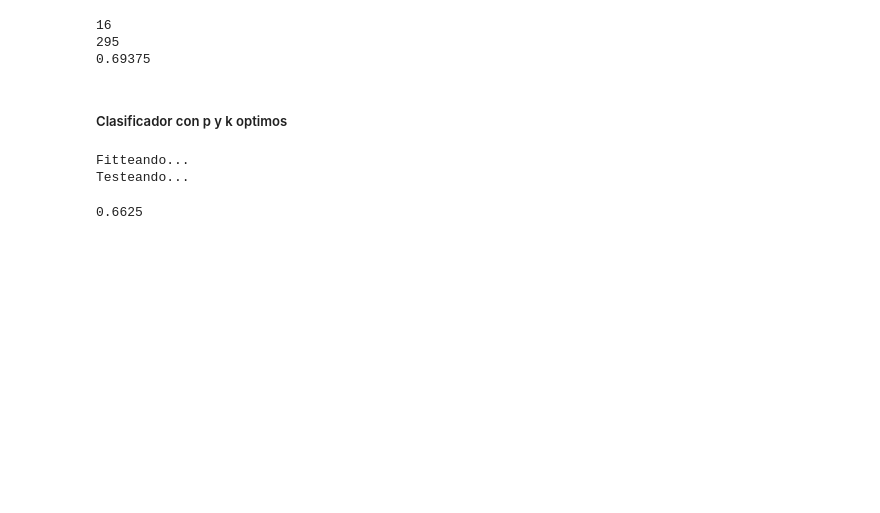
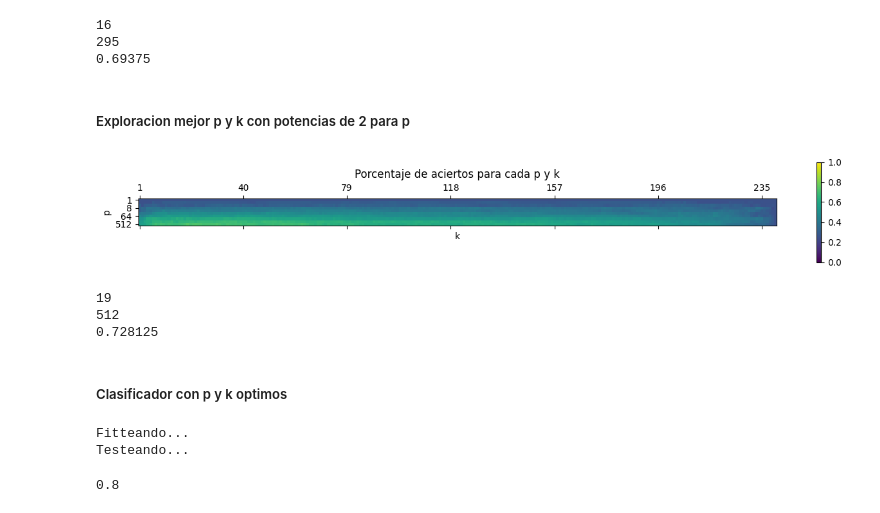
Before and after one commit to mamertowo/tp-mn-2, a Jupyter notebook: notebook.ipynb, the cells around one changed output. Drawn from its saved outputs; the diff is of its cells as text; code cells hidden in the pictures; blank space fills up the shorter version.

Commit message:
exploracion potencias de 2

```diff
--- a/notebook.ipynb
+++ b/notebook.ipynb
@@ -624,3 +624,5 @@ print(vs_graficar[ind])
 16
 295
 0.69375
+# %% [markdown]
+##### Exploracion mejor p y k con potencias de 2 para p
@@ -627,3 +673,26 @@ print(vs_graficar[ind])
+# %%
+ks_potencias_graficar, ps_potencias_graficar, vs_potencias_graficar = mejorKyPPotencias(global_tabla, 1000, False)
+# %%
+plt.matshow(vs_potencias_graficar.T, vmin=0, vmax=1)
+plt.yticks(np.arange(0, len(ps_potencias_graficar), 3), ps_potencias_graficar[np.arange(0, len(ps_potencias_graficar), 3)])
+plt.xticks(np.arange(0, len(ks_potencias_graficar), 39), ks_potencias_graficar[np.arange(0, len(ks_potencias_graficar), 39)])
+plt.xlabel("k")
+plt.ylabel("p")
+plt.title("Porcentaje de aciertos para cada p y k")
+# plt.arrow(275, 23, 1, 1, edgecolor="red")
+#plt.annotate("max: k=16, p=295, 0.69", (295, 16), (110, 60), arrowprops={"width": 0.5, "headwidth": 7})
+plt.colorbar();
+# %% [output]
+[figure, added]
+# %%
+ind = np.unravel_index(np.argmax(vs_potencias_graficar, axis=None), vs_potencias_graficar.shape)
+print(ks_potencias_graficar[ind[0]])
+print(ps_potencias_graficar[ind[1]])
+print(vs_potencias_graficar[ind])
+# %% [output]
+19
+512
+0.728125
 # %% [markdown]
 ##### Clasificador con p y k optimos
 # %%
@@ -647,8 +716,8 @@ def clasificarConKyP(tabla, cantidad_dimensiones, p, k, centrar):
 
     return correctos / len(test_generos)
 # %%
-clasificarConKyP(global_tabla, 1000, 295, 16, True)
+clasificarConKyP(global_tabla, 1000, 512, 19, False)
 # %% [output]
 Fitteando...
 Testeando...
-0.6625
+0.8
```
Also changed, not shown: parts of 8 cells of this notebook, 1 other file.
